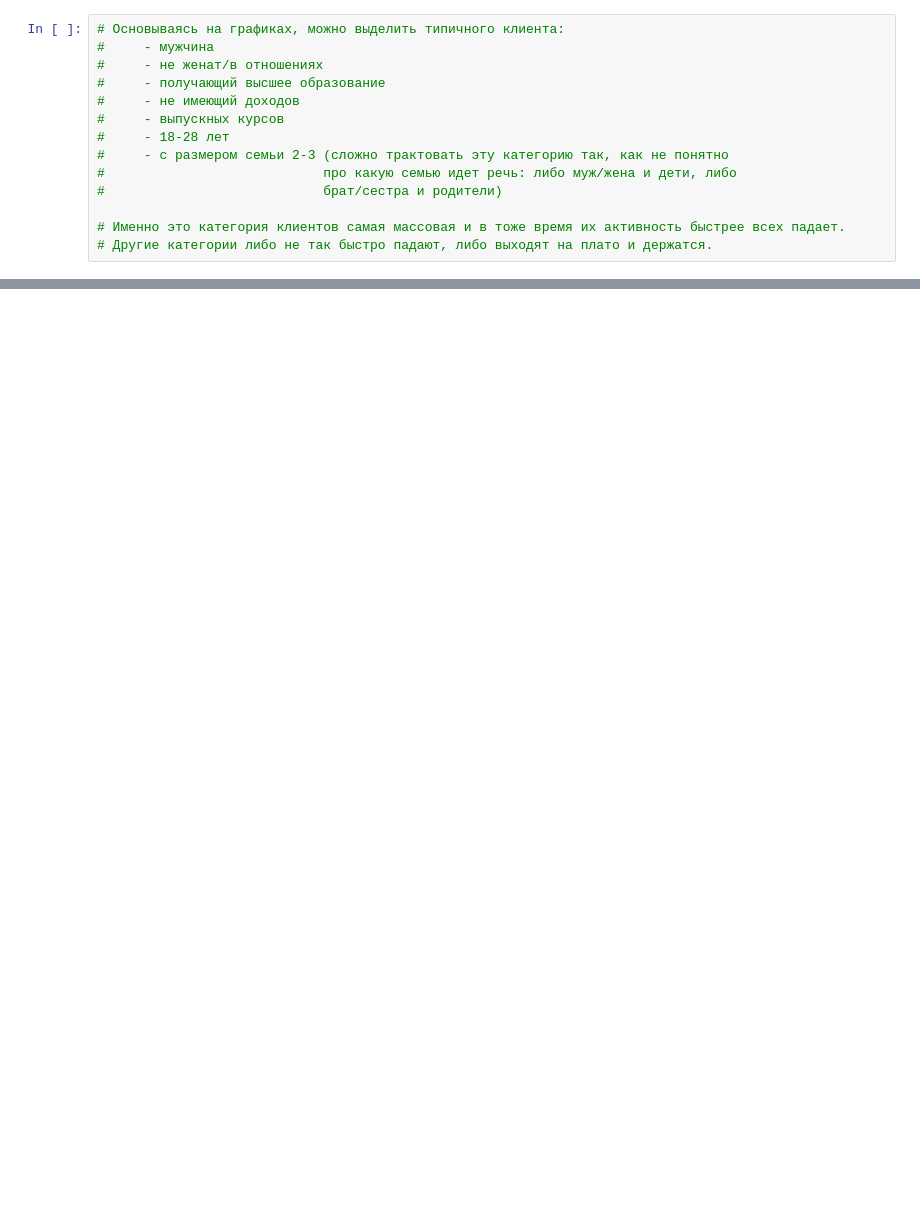
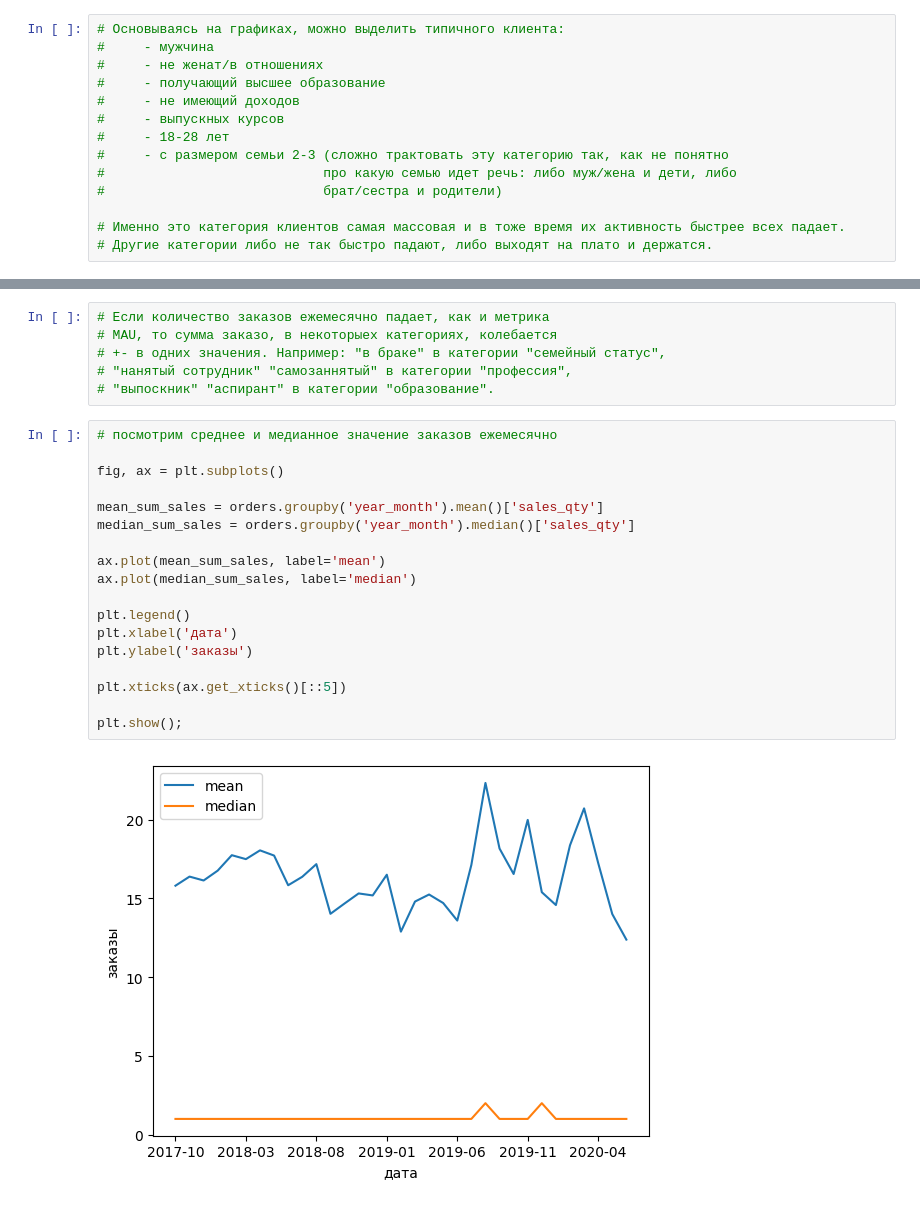
Before and after one commit to dkolesov95/exploratory_data_analysis, a Jupyter notebook: zomato_database/zomato.ipynb, the cells around one changed output, grey strips where cells are left out. Drawn from its saved outputs; the diff is of its cells as text; blank space fills up the shorter version.

```diff
--- a/zomato_database/zomato.ipynb
+++ b/zomato_database/zomato.ipynb
@@ -675,0 +699,26 @@ plt.show();
+# %%
+# Если количество заказов ежемесячно падает, как и метрика
+# MAU, то сумма заказо, в некоторыех категориях, колебается
+# +- в одних значения. Например: "в браке" в категории "семейный статус",
+# "нанятый сотрудник" "самозаннятый" в категории "профессия",
+# "выпоскник" "аспирант" в категории "образование".
+# %%
+# посмотрим среднее и медианное значение заказов ежемесячно
+
+fig, ax = plt.subplots()
+
+mean_sum_sales = orders.groupby('year_month').mean()['sales_qty']
+median_sum_sales = orders.groupby('year_month').median()['sales_qty']
+
+ax.plot(mean_sum_sales, label='mean')
+ax.plot(median_sum_sales, label='median')
+
+plt.legend()
+plt.xlabel('дата')
+plt.ylabel('заказы')
+
+plt.xticks(ax.get_xticks()[::5])
+
+plt.show();
+# %% [output]
+[figure, added]
```
Also changed, not shown: parts of 27 cells of this notebook.
